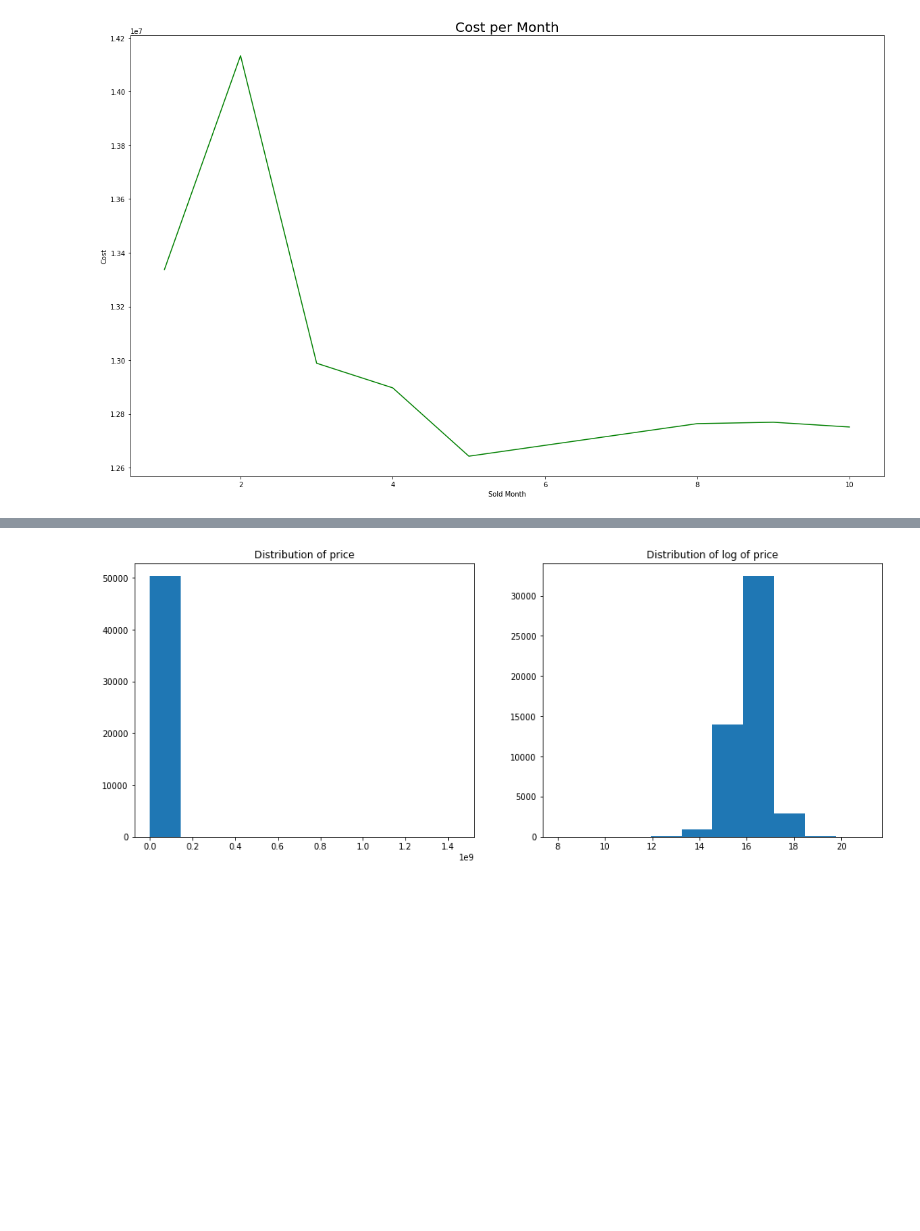
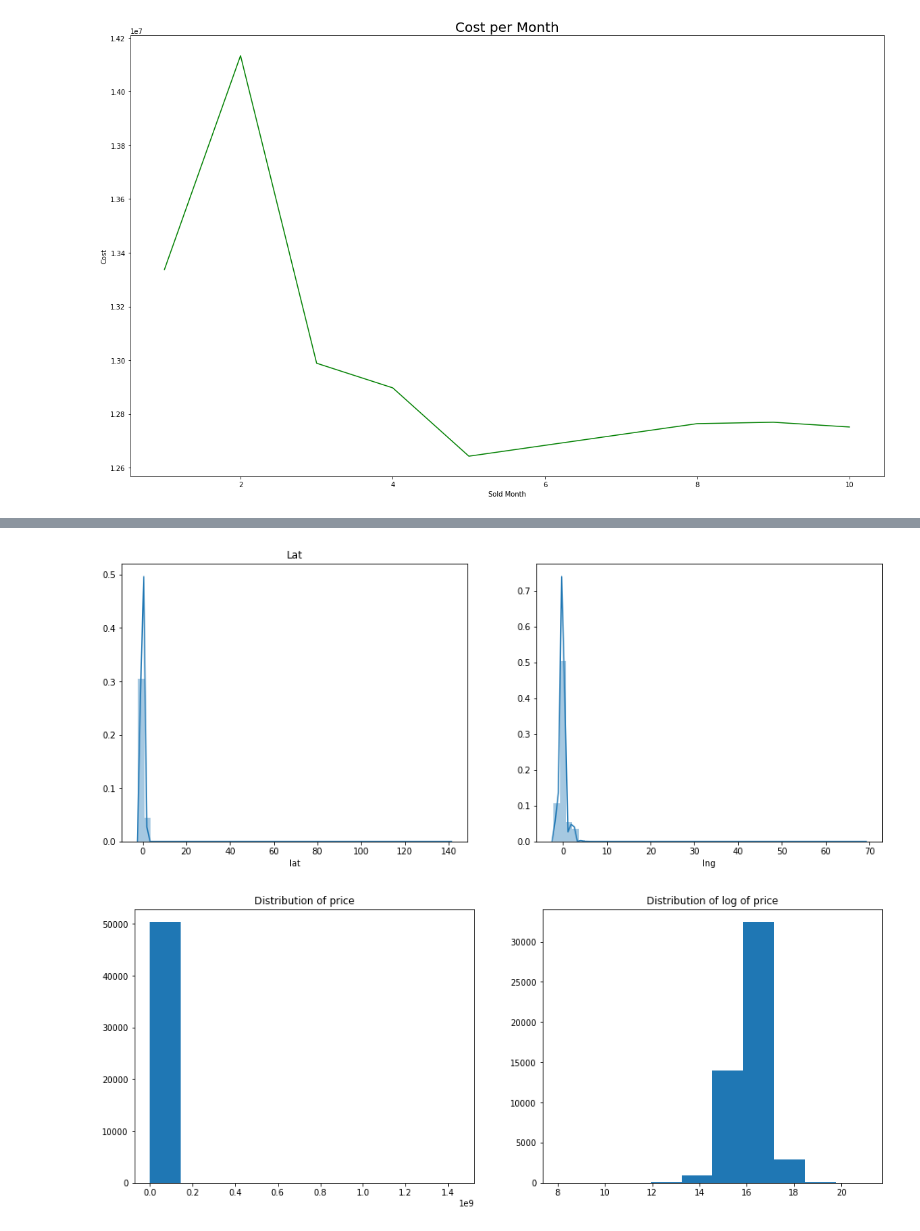
Before and after one commit to johnny12150/19-lab-summer-training, a Jupyter notebook: 0703/EDA.ipynb, the cells around one changed output, grey strips where cells are left out. Saved outputs shown, nothing was run; the diff lists cells and outputs as text; code cells hidden in the pictures; blank space fills up the shorter version.

```diff
--- a/0703/EDA.ipynb
+++ b/0703/EDA.ipynb
@@ -108,3 +149,13 @@ plt.show()
+# %%
+fig, ax = plt.subplots(figsize = (16, 6))
+plt.subplot(1, 2, 1)
+sns.distplot(all['lat'])
+plt.title('Lat')
+plt.subplot(1, 2, 2)
+sns.distplot(all['lng'])
+plt.show()
+# %% [output]
+[figure, added]
 # %%
 fig, ax = plt.subplots(figsize = (16, 6))
 plt.subplot(1, 2, 1)
```
Also changed, not shown: parts of 10 cells of this notebook.
